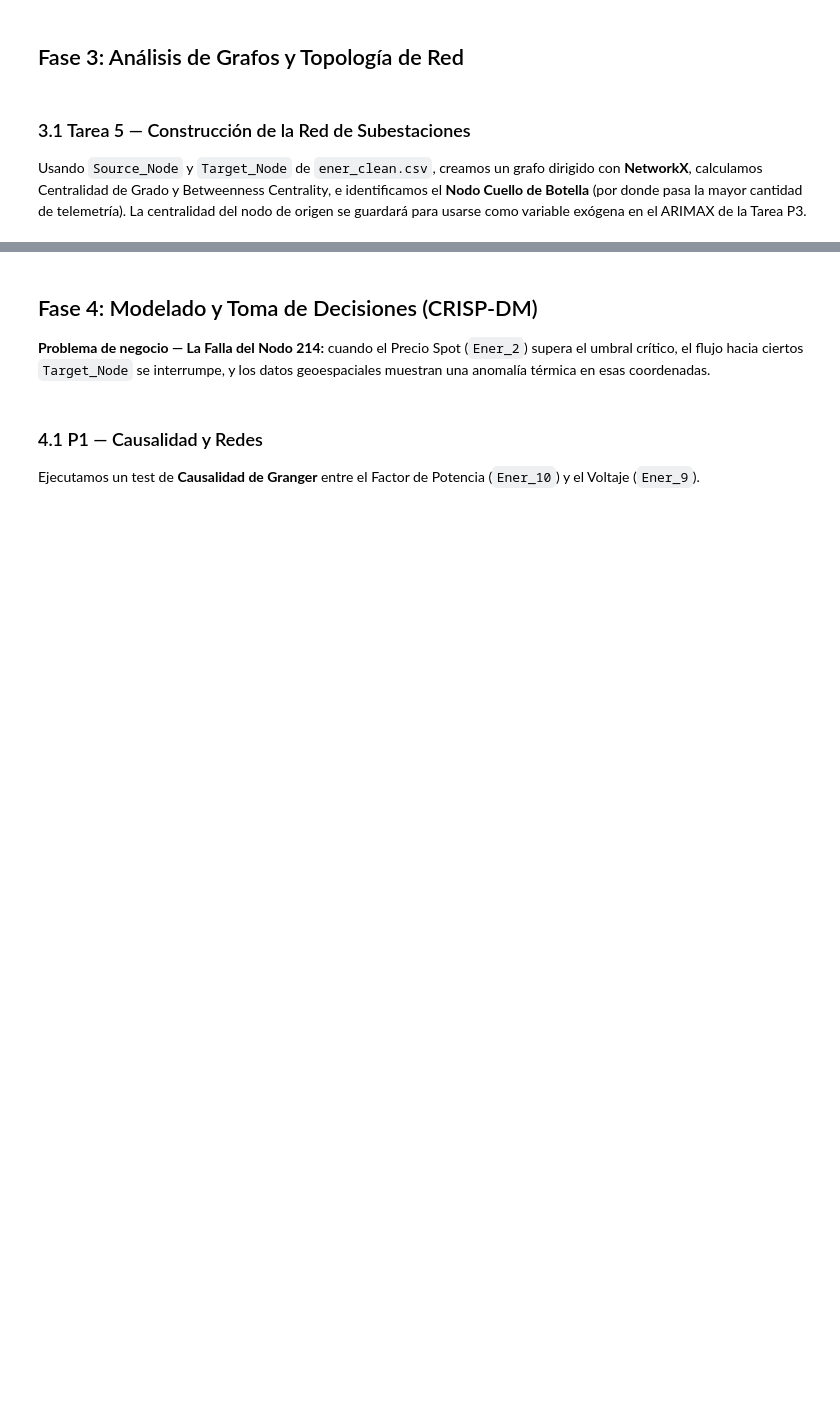
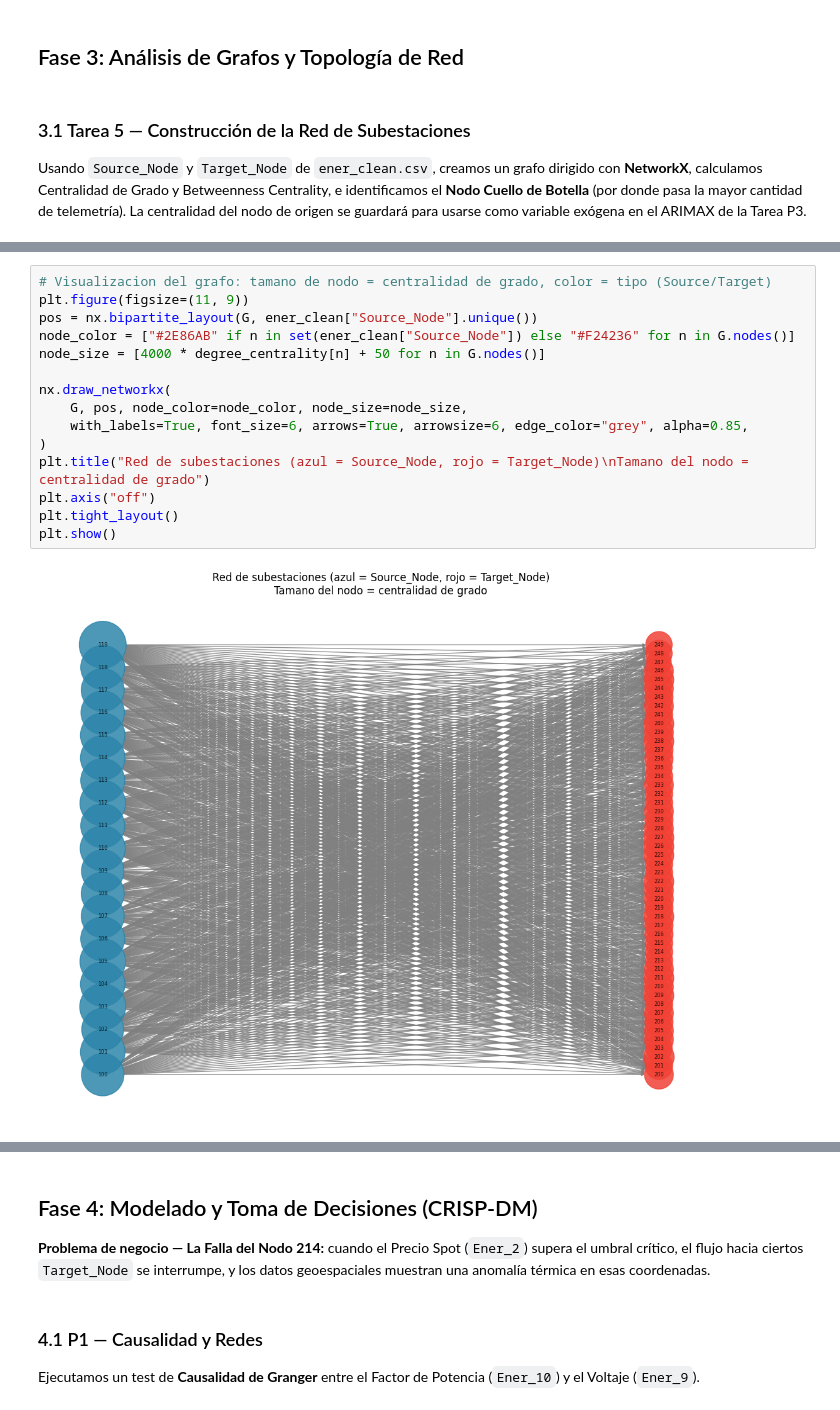
Before and after one commit to daniel95amaya/theoutliers-challenge-03, a Jupyter notebook: notebooks/challenge02_geo_temporal_redes.ipynb, the cells around one changed output, grey strips where cells are left out. Drawn from its saved outputs; the diff is of its cells as text; blank space fills up the shorter version.

```diff
--- a/notebooks/challenge02_geo_temporal_redes.ipynb
+++ b/notebooks/challenge02_geo_temporal_redes.ipynb
@@ -436,0 +482,17 @@ Usando `Source_Node` y `Target_Node` de `ener_clean.csv`, creamos un grafo dirig
+# %%
+# Visualizacion del grafo: tamano de nodo = centralidad de grado, color = tipo (Source/Target)
+plt.figure(figsize=(11, 9))
+pos = nx.bipartite_layout(G, ener_clean["Source_Node"].unique())
+node_color = ["#2E86AB" if n in set(ener_clean["Source_Node"]) else "#F24236" for n in G.nodes()]
+node_size = [4000 * degree_centrality[n] + 50 for n in G.nodes()]
+
+nx.draw_networkx(
+    G, pos, node_color=node_color, node_size=node_size,
+    with_labels=True, font_size=6, arrows=True, arrowsize=6, edge_color="grey", alpha=0.85,
+)
+plt.title("Red de subestaciones (azul = Source_Node, rojo = Target_Node)\nTamano del nodo = centralidad de grado")
+plt.axis("off")
+plt.tight_layout()
+plt.show()
+# %% [output]
+[figure, added]
```
Also changed, not shown: parts of 3 cells of this notebook.
